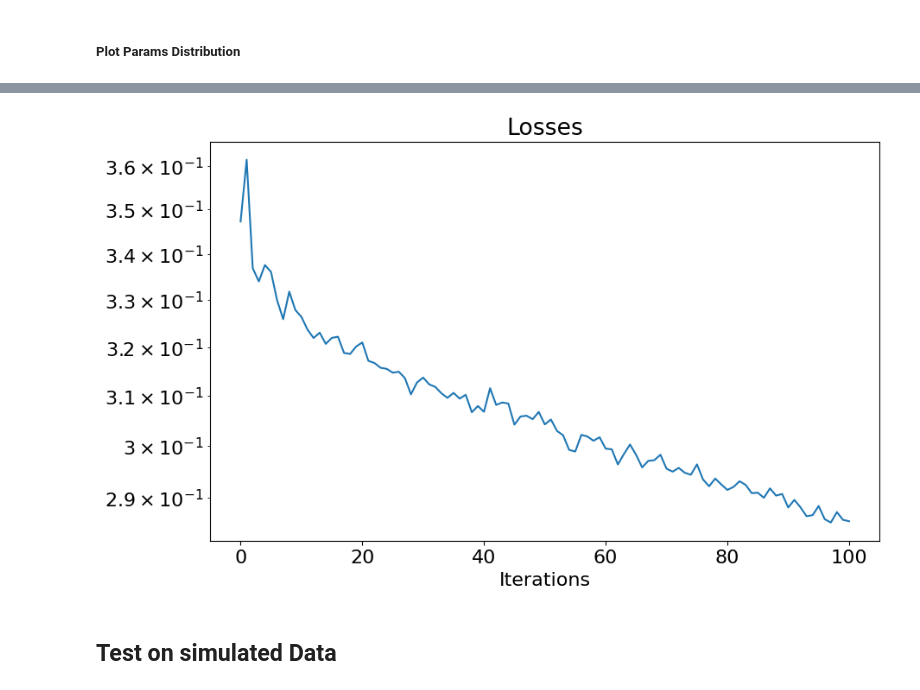
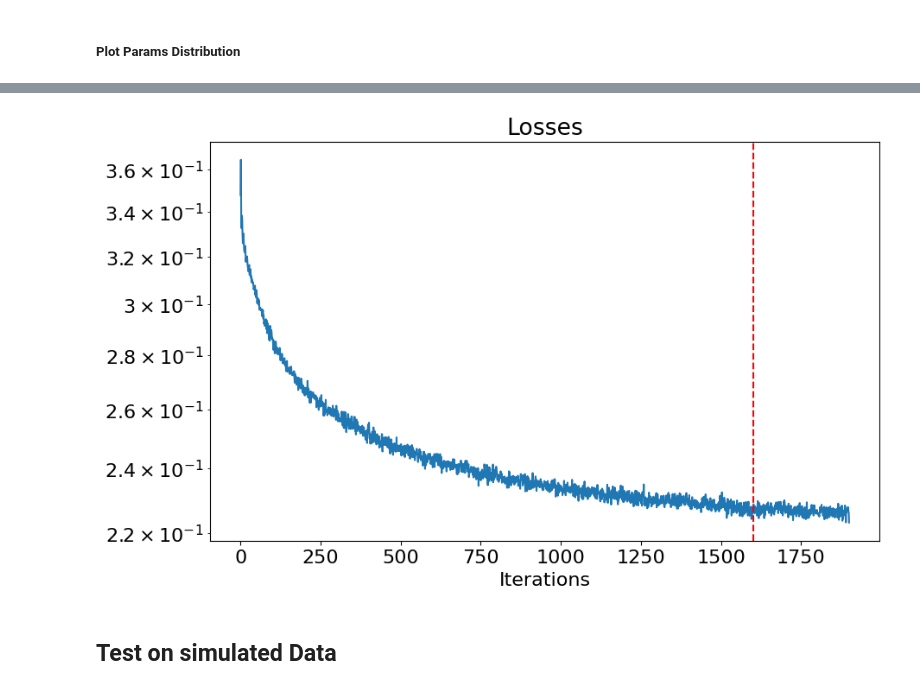
Before and after one commit to schreiber-lab/reflectorch, a Jupyter notebook: notebooks/training_vh.ipynb, the cells around one changed output, grey strips where cells are left out. Cells and saved outputs as stored; diff of their text form; code cells hidden in the pictures.

```diff
--- a/notebooks/training_vh.ipynb
+++ b/notebooks/training_vh.ipynb
@@ -73,9 +73,9 @@ from reflectorch.extensions.jupyter import JPlotLoss
 # %%
 trainer.set_lr(1e-4)
 # %%
-trainer.train_epoch(5000, callbacks=(JPlotLoss(100, ), StepLR(100, 0.9, last_epoch=4000), SaveBestModel(str(SAVED_MODELS_DIR / 'l2q256_absorption_1.pt'), 100, )))
+trainer.train_epoch(2000, callbacks=(JPlotLoss(100, ), StepLR(100, 0.9, last_epoch=1800), SaveBestModel(str(SAVED_MODELS_DIR / 'l2q256_absorption_1.pt'), 100, )))
 # %% [output]
-[figure, old version]
+[figure, new version]
 # %% [markdown]
 ## Test on simulated Data
 # %%
```
Also changed, not shown: parts of 8 cells of this notebook.
